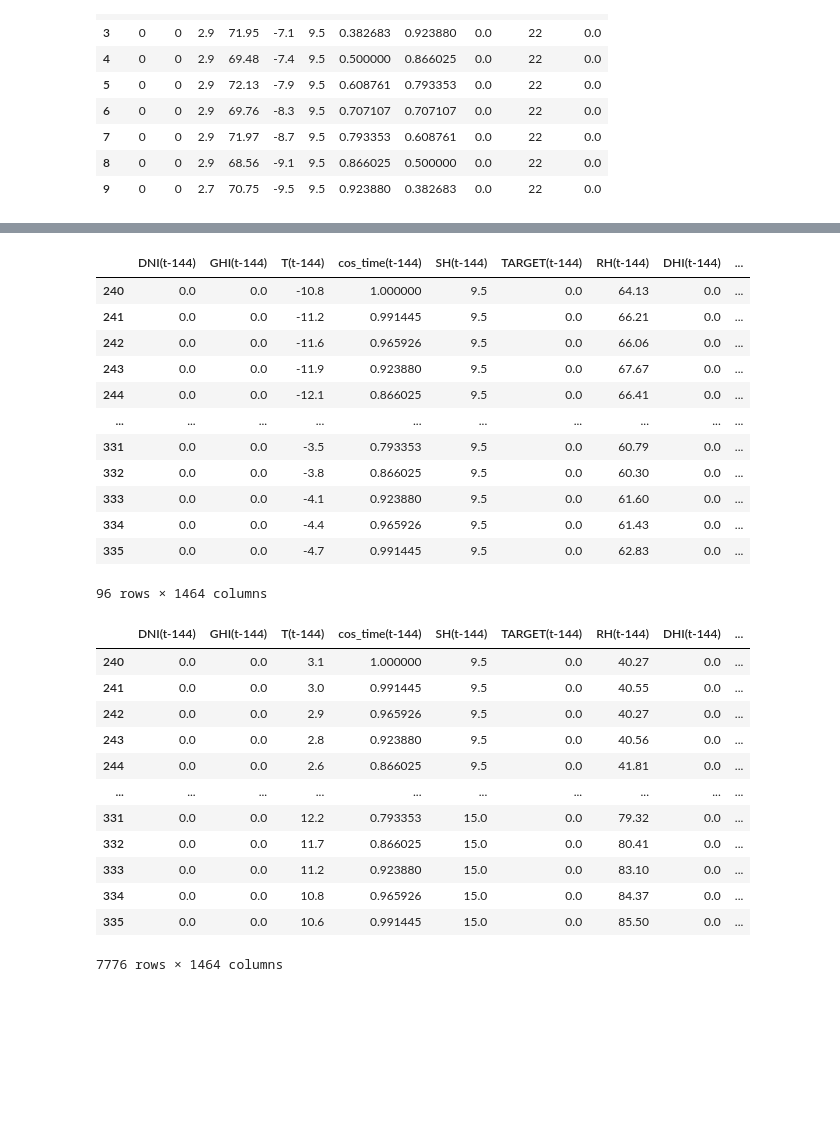
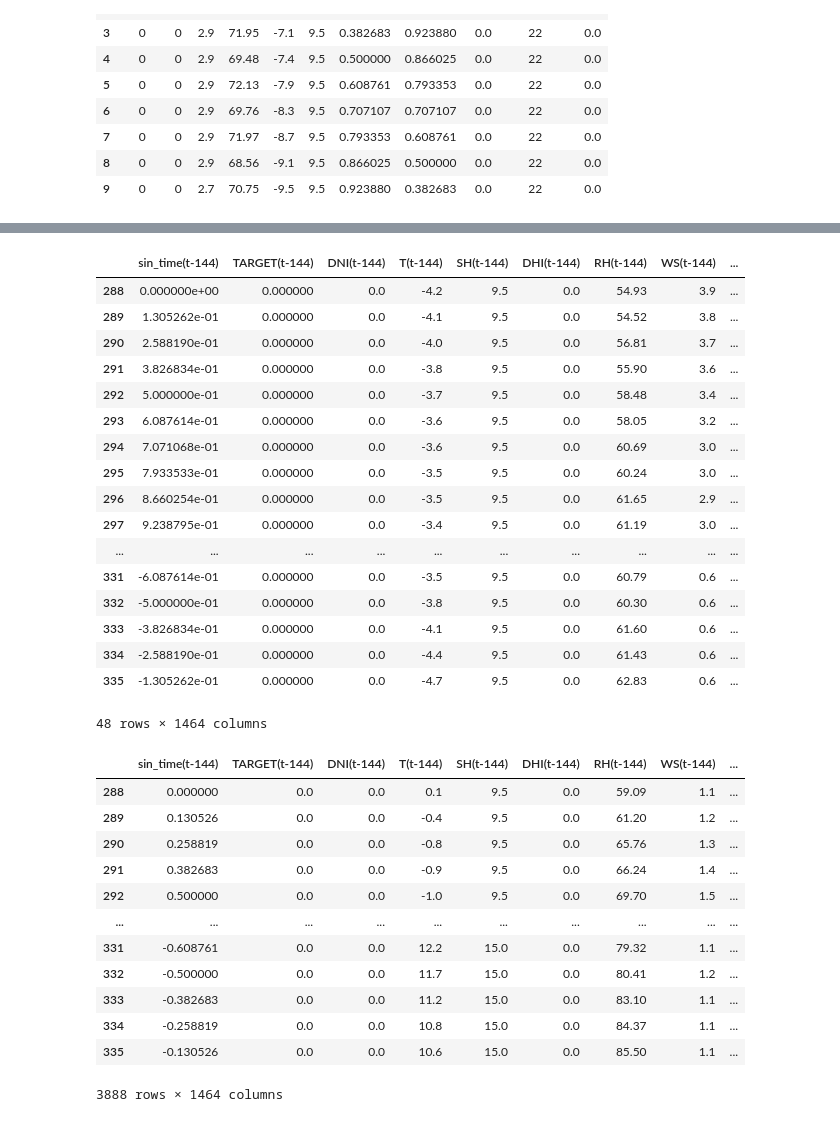
Before and after one commit to marvelous-koala/unlimited_power, a Jupyter notebook: 합치기_전_임시작업/MJ/절기/GHI.ipynb, the cells around one changed output, grey strips where cells are left out. Drawn from its saved outputs; the diff is of its cells as text; code cells hidden in the pictures; blank space fills up the shorter version.

Commit message:
Valid_set
야매로 바꾼거

```diff
--- a/합치기_전_임시작업/MJ/절기/GHI.ipynb
+++ b/합치기_전_임시작업/MJ/절기/GHI.ipynb
@@ -508,31 +506,38 @@ testset8
 192 rows × 1464 columns
 # %%
-testset9 = testset8.iloc[-96:,:]
+testset9 = testset8.iloc[-48:,:]
 testset9
 # %% [output]
-|  | DNI(t-144) | GHI(t-144) | T(t-144) | cos_time(t-144) | SH(t-144) | TARGET(t-144) | RH(t-144) | DHI(t-144) | ... |
-| 240 | 0.0 | 0.0 | -10.8 | 1.000000 | 9.5 | 0.0 | 64.13 | 0.0 | ... |
-| 241 | 0.0 | 0.0 | -11.2 | 0.991445 | 9.5 | 0.0 | 66.21 | 0.0 | ... |
-| 242 | 0.0 | 0.0 | -11.6 | 0.965926 | 9.5 | 0.0 | 66.06 | 0.0 | ... |
-| 243 | 0.0 | 0.0 | -11.9 | 0.923880 | 9.5 | 0.0 | 67.67 | 0.0 | ... |
-| 244 | 0.0 | 0.0 | -12.1 | 0.866025 | 9.5 | 0.0 | 66.41 | 0.0 | ... |
+|  | sin_time(t-144) | TARGET(t-144) | DNI(t-144) | T(t-144) | SH(t-144) | DHI(t-144) | RH(t-144) | WS(t-144) | ... |
+| 288 | 0.000000e+00 | 0.000000 | 0.0 | -4.2 | 9.5 | 0.0 | 54.93 | 3.9 | ... |
+| 289 | 1.305262e-01 | 0.000000 | 0.0 | -4.1 | 9.5 | 0.0 | 54.52 | 3.8 | ... |
+| 290 | 2.588190e-01 | 0.000000 | 0.0 | -4.0 | 9.5 | 0.0 | 56.81 | 3.7 | ... |
+| 291 | 3.826834e-01 | 0.000000 | 0.0 | -3.8 | 9.5 | 0.0 | 55.90 | 3.6 | ... |
+| 292 | 5.000000e-01 | 0.000000 | 0.0 | -3.7 | 9.5 | 0.0 | 58.48 | 3.4 | ... |
+| 293 | 6.087614e-01 | 0.000000 | 0.0 | -3.6 | 9.5 | 0.0 | 58.05 | 3.2 | ... |
+| 294 | 7.071068e-01 | 0.000000 | 0.0 | -3.6 | 9.5 | 0.0 | 60.69 | 3.0 | ... |
+| 295 | 7.933533e-01 | 0.000000 | 0.0 | -3.5 | 9.5 | 0.0 | 60.24 | 3.0 | ... |
+| 296 | 8.660254e-01 | 0.000000 | 0.0 | -3.5 | 9.5 | 0.0 | 61.65 | 2.9 | ... |
+| 297 | 9.238795e-01 | 0.000000 | 0.0 | -3.4 | 9.5 | 0.0 | 61.19 | 3.0 | ... |
 | ... | ... | ... | ... | ... | ... | ... | ... | ... | ... |
-| 331 | 0.0 | 0.0 | -3.5 | 0.793353 | 9.5 | 0.0 | 60.79 | 0.0 | ... |
-| 332 | 0.0 | 0.0 | -3.8 | 0.866025 | 9.5 | 0.0 | 60.30 | 0.0 | ... |
-| 333 | 0.0 | 0.0 | -4.1 | 0.923880 | 9.5 | 0.0 | 61.60 | 0.0 | ... |
-| 334 | 0.0 | 0.0 | -4.4 | 0.965926 | 9.5 | 0.0 | 61.43 | 0.0 | ... |
-| 335 | 0.0 | 0.0 | -4.7 | 0.991445 | 9.5 | 0.0 | 62.83 | 0.0 | ... |
+| 331 | -6.087614e-01 | 0.000000 | 0.0 | -3.5 | 9.5 | 0.0 | 60.79 | 0.6 | ... |
+| 332 | -5.000000e-01 | 0.000000 | 0.0 | -3.8 | 9.5 | 0.0 | 60.30 | 0.6 | ... |
+| 333 | -3.826834e-01 | 0.000000 | 0.0 | -4.1 | 9.5 | 0.0 | 61.60 | 0.6 | ... |
+| 334 | -2.588190e-01 | 0.000000 | 0.0 | -4.4 | 9.5 | 0.0 | 61.43 | 0.6 | ... |
+| 335 | -1.305262e-01 | 0.000000 | 0.0 | -4.7 | 9.5 | 0.0 | 62.83 | 0.6 | ... |
-96 rows × 1464 columns
+48 rows × 1464 columns
 # %%
 df_test = []
-
+df_valid_X = []
+df_valid_y1 = []
+df_valid_y2 = []
 # 예시 코드
 # 아직 유진이 어떻게 변수 추가할 지 몰라서 to_supervised는 쓰지 않았음.
+
 
 for i in range(81):
     file_path = '/content/drive/MyDrive/Jupyter/unlimited_power/raw_data/test/' + str(i) + '.csv'
     new_path = '/content/drive/MyDrive/Jupyter/unlimited_power/raw_data/test/adj_test/' + str(i) + '.csv'
-    file_name = str(i) + '.csv'
 
     # adj_test에서 가져와야 하므로 new_path에서 불러온다
     temp = pd.read_csv(new_path)
@@ -555,24 +560,41 @@ for i in range(81):
 
     testset8 = encoding(testset7)
     testset8.drop('season', axis = 1, inplace = True)
-    testset9 = testset8.iloc[-96:,:]
+    testset9 = testset8.iloc[-48:,:]
 
+    #############################
+    validset = train_to_supervised(testset6, n_days)
+    X_valid = validset.iloc[:,:-2]
+    X_valid = encoding(X_valid)
+    X_valid.drop('season', axis =1, inplace=True)
+
+    valid_y_1 = pd.DataFrame(validset.iloc[:,-2])
+    valid_y_2 = pd.DataFrame(validset.iloc[:,-1])
+
+    df_valid_X.append(X_valid)
+    df_valid_y1.append(valid_y_1)
+    df_valid_y2.append(valid_y_2)
     df_test.append(testset9)
+    ############################
 
 X_test = pd.concat(df_test)
+X_valid_1t = pd.concat(df_valid_X)
+X_valid_2t = X_valid_1t.copy()
+Y_valid_1t = pd.concat(df_valid_y1)
+Y_valid_2t = pd.concat(df_valid_y2)
 # X_test = X_test.iloc[:, :n_obs]
 X_test
 # %% [output]
-|  | DNI(t-144) | GHI(t-144) | T(t-144) | cos_time(t-144) | SH(t-144) | TARGET(t-144) | RH(t-144) | DHI(t-144) | ... |
-| 240 | 0.0 | 0.0 | 3.1 | 1.000000 | 9.5 | 0.0 | 40.27 | 0.0 | ... |
-| 241 | 0.0 | 0.0 | 3.0 | 0.991445 | 9.5 | 0.0 | 40.55 | 0.0 | ... |
-| 242 | 0.0 | 0.0 | 2.9 | 0.965926 | 9.5 | 0.0 | 40.27 | 0.0 | ... |
-| 243 | 0.0 | 0.0 | 2.8 | 0.923880 | 9.5 | 0.0 | 40.56 | 0.0 | ... |
-| 244 | 0.0 | 0.0 | 2.6 | 0.866025 | 9.5 | 0.0 | 41.81 | 0.0 | ... |
+|  | sin_time(t-144) | TARGET(t-144) | DNI(t-144) | T(t-144) | SH(t-144) | DHI(t-144) | RH(t-144) | WS(t-144) | ... |
+| 288 | 0.000000 | 0.0 | 0.0 | 0.1 | 9.5 | 0.0 | 59.09 | 1.1 | ... |
+| 289 | 0.130526 | 0.0 | 0.0 | -0.4 | 9.5 | 0.0 | 61.20 | 1.2 | ... |
+| 290 | 0.258819 | 0.0 | 0.0 | -0.8 | 9.5 | 0.0 | 65.76 | 1.3 | ... |
+| 291 | 0.382683 | 0.0 | 0.0 | -0.9 | 9.5 | 0.0 | 66.24 | 1.4 | ... |
+| 292 | 0.500000 | 0.0 | 0.0 | -1.0 | 9.5 | 0.0 | 69.70 | 1.5 | ... |
 | ... | ... | ... | ... | ... | ... | ... | ... | ... | ... |
-| 331 | 0.0 | 0.0 | 12.2 | 0.793353 | 15.0 | 0.0 | 79.32 | 0.0 | ... |
-| 332 | 0.0 | 0.0 | 11.7 | 0.866025 | 15.0 | 0.0 | 80.41 | 0.0 | ... |
-| 333 | 0.0 | 0.0 | 11.2 | 0.923880 | 15.0 | 0.0 | 83.10 | 0.0 | ... |
-| 334 | 0.0 | 0.0 | 10.8 | 0.965926 | 15.0 | 0.0 | 84.37 | 0.0 | ... |
-| 335 | 0.0 | 0.0 | 10.6 | 0.991445 | 15.0 | 0.0 | 85.50 | 0.0 | ... |
+| 331 | -0.608761 | 0.0 | 0.0 | 12.2 | 15.0 | 0.0 | 79.32 | 1.1 | ... |
+| 332 | -0.500000 | 0.0 | 0.0 | 11.7 | 15.0 | 0.0 | 80.41 | 1.2 | ... |
+| 333 | -0.382683 | 0.0 | 0.0 | 11.2 | 15.0 | 0.0 | 83.10 | 1.1 | ... |
+| 334 | -0.258819 | 0.0 | 0.0 | 10.8 | 15.0 | 0.0 | 84.37 | 1.1 | ... |
+| 335 | -0.130526 | 0.0 | 0.0 | 10.6 | 15.0 | 0.0 | 85.50 | 1.1 | ... |
-7776 rows × 1464 columns
+3888 rows × 1464 columns
```
Also changed, not shown: parts of 19 cells of this notebook, 1 other file.
